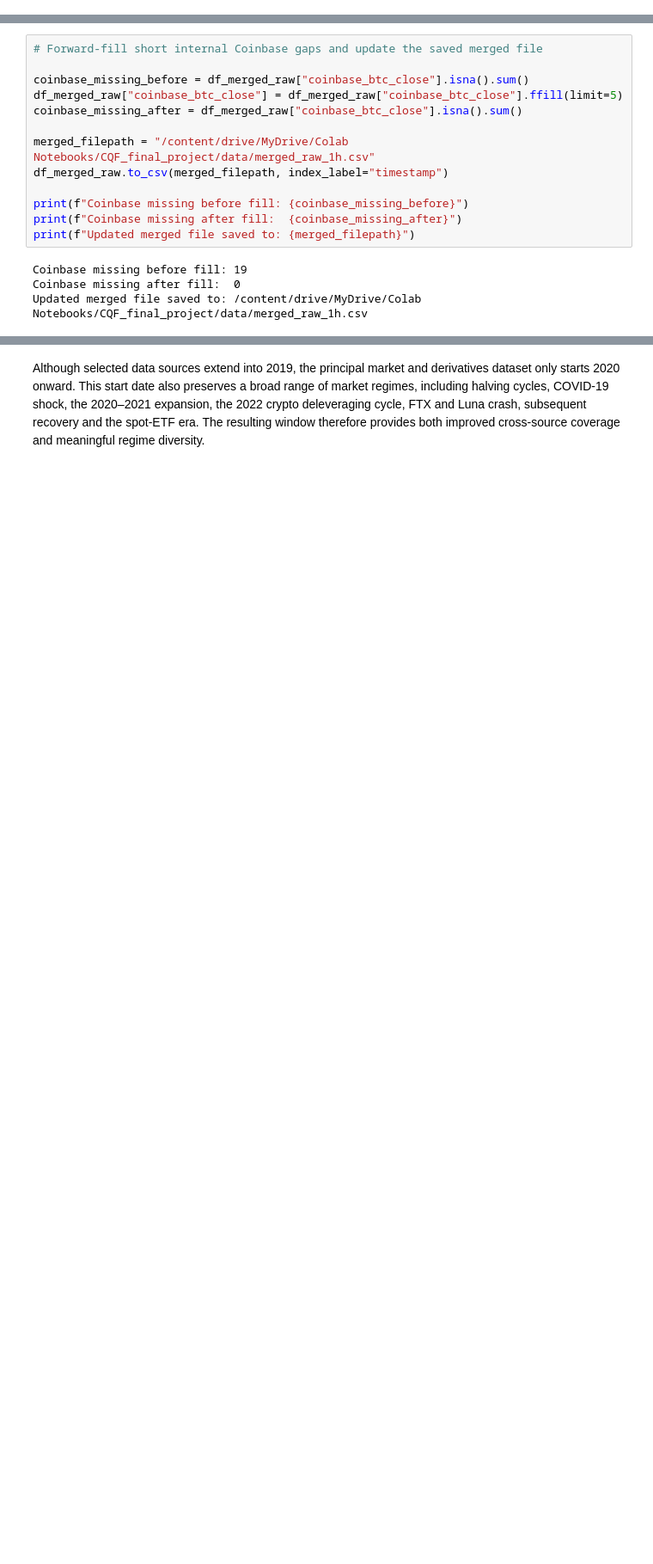
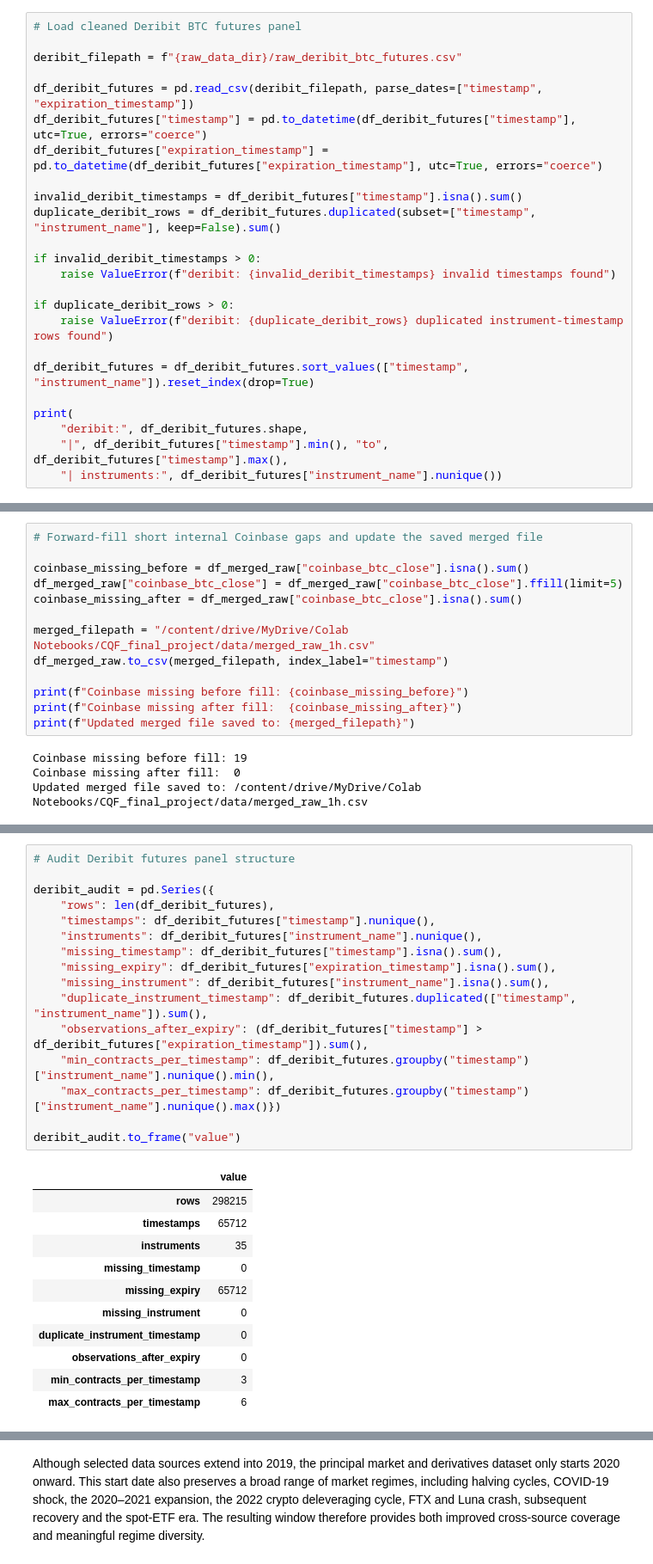
Before and after one commit to jade-lam/CQF, a Jupyter notebook: CQF_Final_Project.ipynb, the cells around one changed output, grey strips where cells are left out. Shown at 86% size. Drawn from its saved outputs; the diff is of its cells as text; blank space fills up the shorter version.

```diff
--- a/CQF_Final_Project.ipynb
+++ b/CQF_Final_Project.ipynb
@@ -1628,3 +1628,27 @@ coinbase: (65694, 1) | 2019-01-01 00:00:00+00:00 to 2026-07-01 00:00:00+00:00
 okx: (57330, 1) | 2019-12-16 06:00:00+00:00 to 2026-06-30 23:00:00+00:00
 glassnode: (65712, 19) | 2019-01-01 00:00:00+00:00 to 2026-06-30 23:00:00+00:00
 cross_asset: (65712, 4) | 2019-01-01 00:00:00+00:00 to 2026-06-30 23:00:00+00:00
+# %%
+# Load cleaned Deribit BTC futures panel
+
+deribit_filepath = f"{raw_data_dir}/raw_deribit_btc_futures.csv"
+
+df_deribit_futures = pd.read_csv(deribit_filepath, parse_dates=["timestamp", "expiration_timestamp"])
+df_deribit_futures["timestamp"] = pd.to_datetime(df_deribit_futures["timestamp"], utc=True, errors="coerce")
+df_deribit_futures["expiration_timestamp"] = pd.to_datetime(df_deribit_futures["expiration_timestamp"], utc=True, errors="coerce")
+
+invalid_deribit_timestamps = df_deribit_futures["timestamp"].isna().sum()
+duplicate_deribit_rows = df_deribit_futures.duplicated(subset=["timestamp", "instrument_name"], keep=False).sum()
+
+if invalid_deribit_timestamps > 0:
+    raise ValueError(f"deribit: {invalid_deribit_timestamps} invalid timestamps found")
+
+if duplicate_deribit_rows > 0:
+    raise ValueError(f"deribit: {duplicate_deribit_rows} duplicated instrument-timestamp rows found")
+
+df_deribit_futures = df_deribit_futures.sort_values(["timestamp", "instrument_name"]).reset_index(drop=True)
+
+print(
+    "deribit:", df_deribit_futures.shape,
+    "|", df_deribit_futures["timestamp"].min(), "to", df_deribit_futures["timestamp"].max(),
+    "| instruments:", df_deribit_futures["instrument_name"].nunique())
@@ -1750,0 +1781,28 @@ Updated merged file saved to: /content/drive/MyDrive/Colab Notebooks/CQF_final_p
+# %%
+# Audit Deribit futures panel structure
+
+deribit_audit = pd.Series({
+    "rows": len(df_deribit_futures),
+    "timestamps": df_deribit_futures["timestamp"].nunique(),
+    "instruments": df_deribit_futures["instrument_name"].nunique(),
+    "missing_timestamp": df_deribit_futures["timestamp"].isna().sum(),
+    "missing_expiry": df_deribit_futures["expiration_timestamp"].isna().sum(),
+    "missing_instrument": df_deribit_futures["instrument_name"].isna().sum(),
+    "duplicate_instrument_timestamp": df_deribit_futures.duplicated(["timestamp", "instrument_name"]).sum(),
+    "observations_after_expiry": (df_deribit_futures["timestamp"] > df_deribit_futures["expiration_timestamp"]).sum(),
+    "min_contracts_per_timestamp": df_deribit_futures.groupby("timestamp")["instrument_name"].nunique().min(),
+    "max_contracts_per_timestamp": df_deribit_futures.groupby("timestamp")["instrument_name"].nunique().max()})
+
+deribit_audit.to_frame("value")
+# %% [output]
+|  | value |
+| rows | 298215 |
+| timestamps | 65712 |
+| instruments | 35 |
+| missing_timestamp | 0 |
+| missing_expiry | 65712 |
+| missing_instrument | 0 |
+| duplicate_instrument_timestamp | 0 |
+| observations_after_expiry | 0 |
+| min_contracts_per_timestamp | 3 |
+| max_contracts_per_timestamp | 6 |
```
Also changed, not shown: parts of 10 cells of this notebook.
